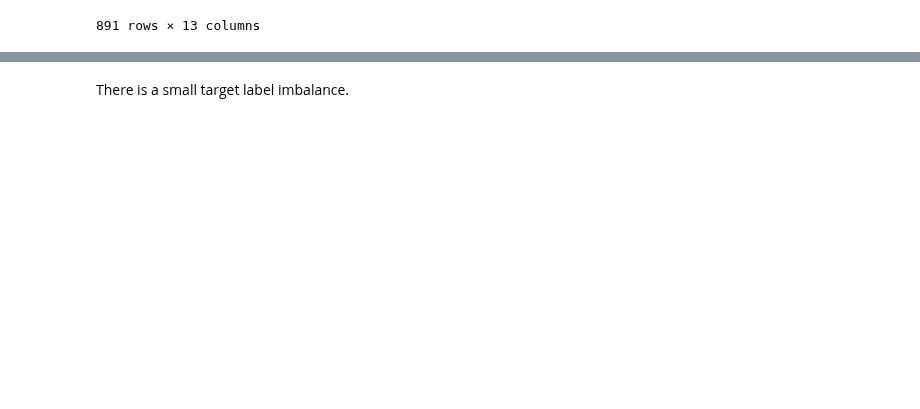
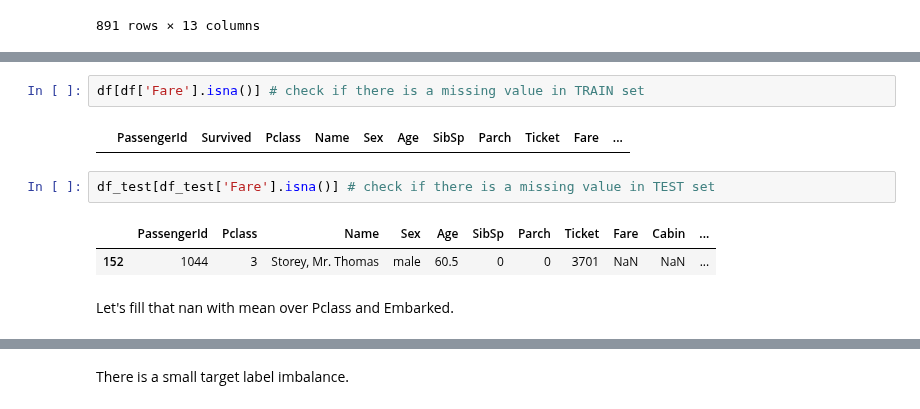
Before and after one commit to IgorBeHolder/Netology, a Jupyter notebook: Titanic.ipynb, the cells around one changed output, grey strips where cells are left out. Saved outputs shown, nothing was run; the diff lists cells and outputs as text; blank space fills up the shorter version.

```diff
--- a/Titanic.ipynb
+++ b/Titanic.ipynb
@@ -287,0 +348,11 @@ Unfortunately, she didn't survive the sinking.
+# %%
+df[df['Fare'].isna()] # check if there is a missing value in TRAIN set
+# %% [output]
+|  | PassengerId | Survived | Pclass | Name | Sex | Age | SibSp | Parch | Ticket | Fare | ... |
+# %%
+df_test[df_test['Fare'].isna()] # check if there is a missing value in TEST set
+# %% [output]
+|  | PassengerId | Pclass | Name | Sex | Age | SibSp | Parch | Ticket | Fare | Cabin | ... |
+| 152 | 1044 | 3 | Storey, Mr. Thomas | male | 60.5 | 0 | 0 | 3701 | NaN | NaN | ... |
+# %% [markdown]
+Let's fill that nan with mean over Pclass and Embarked.
```
Also changed, not shown: parts of 88 cells of this notebook, 1 other file.
